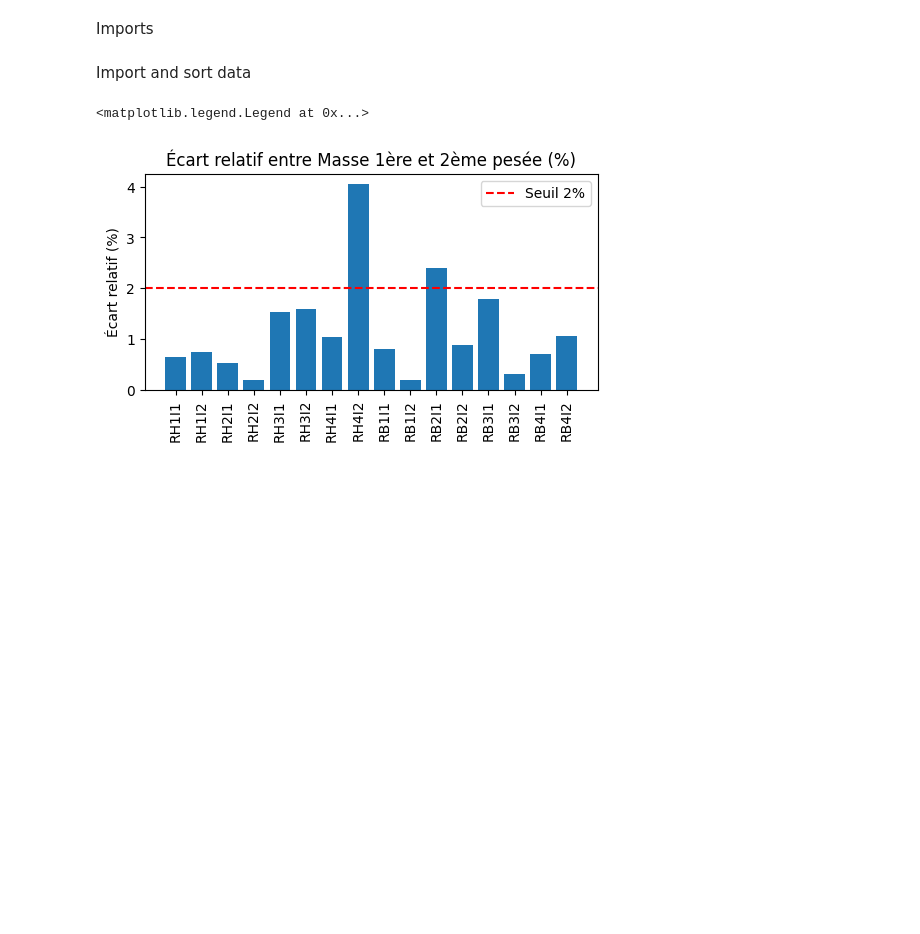
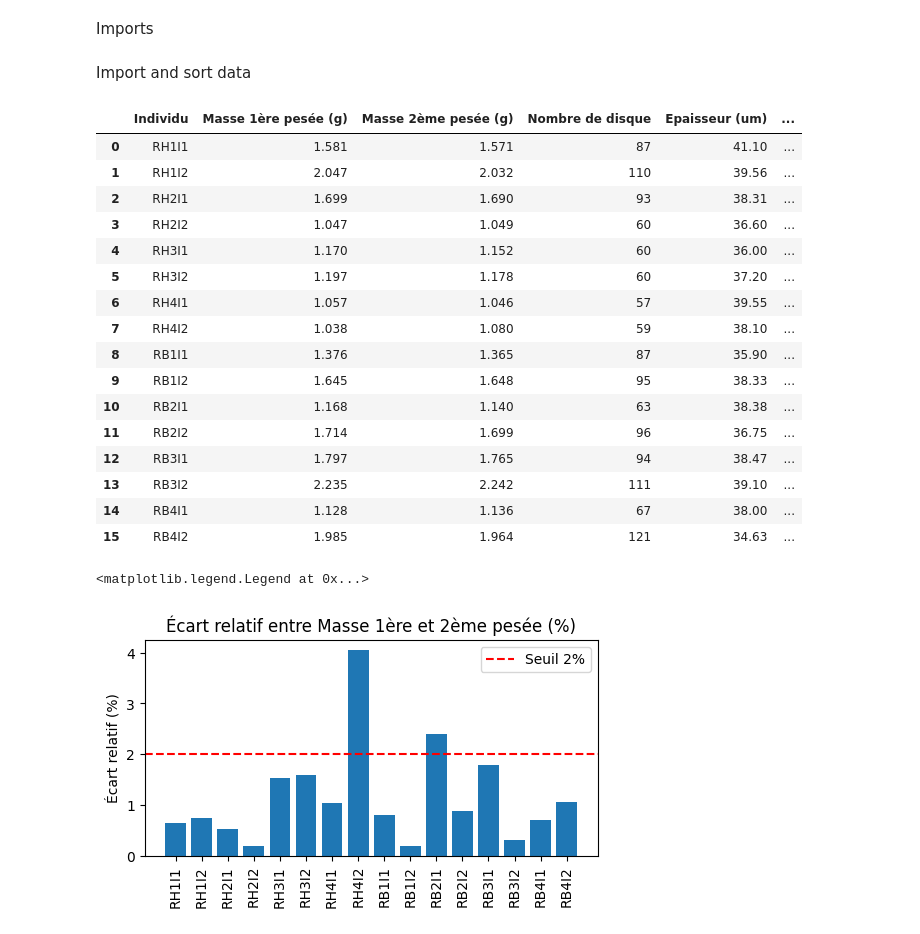
Before and after one commit to arthuserani/BleuAtlantiC_Physics, a Jupyter notebook: SLA/SLA.ipynb, the cells around one changed output. Drawn from its saved outputs; the diff is of its cells as text; code cells hidden in the pictures; blank space fills up the shorter version.

```diff
--- a/SLA/SLA.ipynb
+++ b/SLA/SLA.ipynb
@@ -26,6 +26,26 @@ taille_disque = 1.077 #en cm²
 df['SLA'] =  df['Nombre de disque']*taille_disque/df['Masse 2ème pesée (g)']
 # Sort by station
 df["Station"] = ["Rhizo Haut"] * 8 + ["Rhizo Bas"] * 8
+# %%
+df
+# %% [output]
+|  | Individu | Masse 1ère pesée (g) | Masse 2ème pesée (g) | Nombre de disque | Epaisseur (um) | ... |
+| 0 | RH1I1 | 1.581 | 1.571 | 87 | 41.10 | ... |
+| 1 | RH1I2 | 2.047 | 2.032 | 110 | 39.56 | ... |
+| 2 | RH2I1 | 1.699 | 1.690 | 93 | 38.31 | ... |
+| 3 | RH2I2 | 1.047 | 1.049 | 60 | 36.60 | ... |
+| 4 | RH3I1 | 1.170 | 1.152 | 60 | 36.00 | ... |
+| 5 | RH3I2 | 1.197 | 1.178 | 60 | 37.20 | ... |
+| 6 | RH4I1 | 1.057 | 1.046 | 57 | 39.55 | ... |
+| 7 | RH4I2 | 1.038 | 1.080 | 59 | 38.10 | ... |
+| 8 | RB1I1 | 1.376 | 1.365 | 87 | 35.90 | ... |
+| 9 | RB1I2 | 1.645 | 1.648 | 95 | 38.33 | ... |
+| 10 | RB2I1 | 1.168 | 1.140 | 63 | 38.38 | ... |
+| 11 | RB2I2 | 1.714 | 1.699 | 96 | 36.75 | ... |
+| 12 | RB3I1 | 1.797 | 1.765 | 94 | 38.47 | ... |
+| 13 | RB3I2 | 2.235 | 2.242 | 111 | 39.10 | ... |
+| 14 | RB4I1 | 1.128 | 1.136 | 67 | 38.00 | ... |
+| 15 | RB4I2 | 1.985 | 1.964 | 121 | 34.63 | ... |
 # %%
 fig, ax = plt.subplots(1, 1, figsize=(5,3), constrained_layout=True)
 
```
Also changed, not shown: parts of 1 cell of this notebook, 1 other file.
